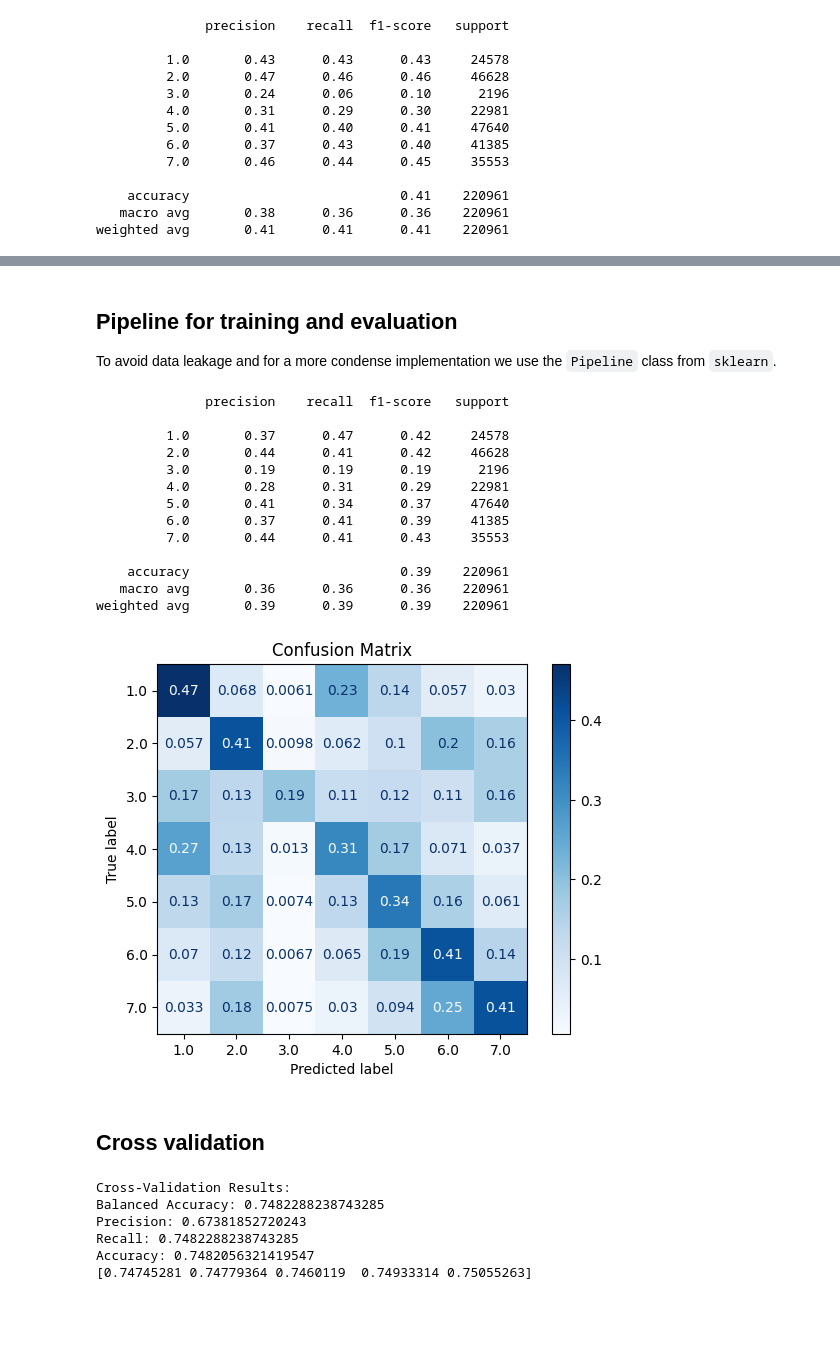
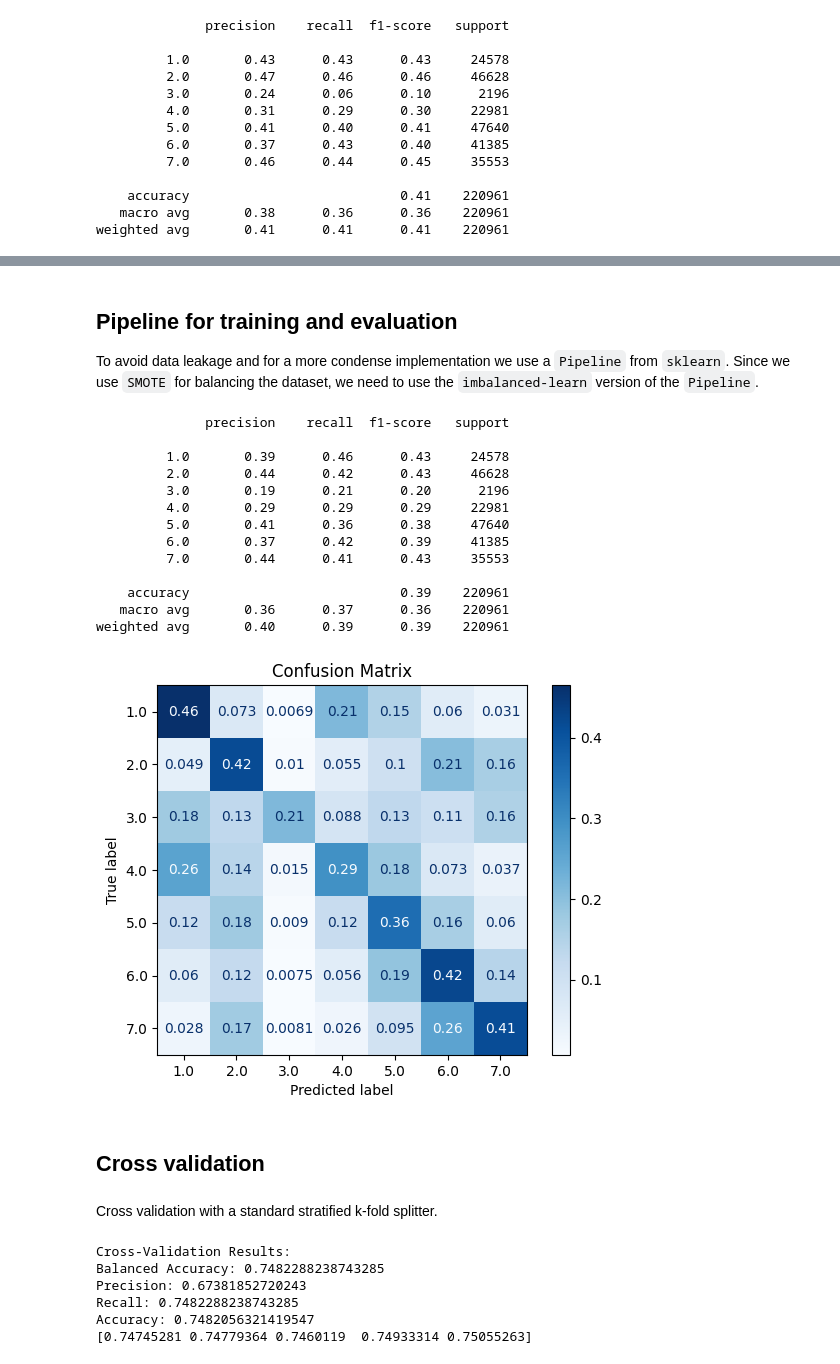
Before and after one commit to sompongjkr/CPT-to-soiltype, a Jupyter notebook: notebooks/training_evaluation.ipynb, the cells around one changed output, grey strips where cells are left out. Saved outputs shown, nothing was run; the diff lists cells and outputs as text; code cells hidden in the pictures; blank space fills up the shorter version.

```diff
--- a/notebooks/training_evaluation.ipynb
+++ b/notebooks/training_evaluation.ipynb
@@ -213,0 +353,3 @@ weighted avg       0.39      0.39      0.39    220961
+# %%
+X_train_final = pd.DataFrame(X_train_final, columns=FEATURES)
+X_train_final.head()
@@ -214,58 +385,79 @@ weighted avg       0.39      0.39      0.39    220961
 # %% [markdown]
 ## Pipeline for training and evaluation
-To avoid data leakage and for a more condense implementation we use the `Pipeline` class from `sklearn`.
+To avoid data leakage and for a more condense implementation we use a `Pipeline` from `sklearn`. Since we use `SMOTE` for balancing the dataset, we need to use the `imbalanced-learn` version of the `Pipeline`.
 # %%
-# Import necessary libraries
 from imblearn.pipeline import make_pipeline
 from sklearn.preprocessing import StandardScaler
 from imblearn.under_sampling import RandomUnderSampler
 from imblearn.over_sampling import SMOTE
-from sklearn.ensemble import RandomForestClassifier
-from sklearn.metrics import accuracy_score
+from sklearn.neighbors import KNeighborsClassifier
+from sklearn.metrics import classification_report
 
-# Make a pipeline for scaling, undersampling, oversampling, and training
+# Define feature and label sets
+X_train = df_train[FEATURES]
+y_train = df_train[LABELS]
+X_test = df_test[FEATURES]
+y_test = df_test[LABELS]
+
+# Set desired levels for undersampling and oversampling
+undersample_level = 110000
+oversample_level = 75000
+
+# Define undersampling strategy
+undersample_dict = {
+    cls: undersample_level for cls in y_train.value_counts().index if y_train.value_counts()[cls] > undersample_level
+}
+
+# Define oversampling strategy
+oversample_dict = {
+    cls: oversample_level for cls in y_train.value_counts().index if y_train.value_counts()[cls] < oversample_level
+}
+
+# Create pipeline for preprocessing and model fitting
 pipeline = make_pipeline(
     StandardScaler(),
-    # RandomUnderSampler(random_state=42, sampling_strategy=undersample_dict),
-    SMOTE(random_state=42, sampling_strategy='auto'),
+    RandomUnderSampler(sampling_strategy=undersample_dict, random_state=42),
+    SMOTE(sampling_strategy=oversample_dict, random_state=42),
     KNeighborsClassifier(n_neighbors=5)
 )
 
-# Train the model using the pipeline
+# Fit the model
 pipeline.fit(X_train, y_train)
 
 # Make predictions and evaluate
-y_pred = pipeline.predict(X_test)
-print(classification_report(y_test, y_pred))
+y_pred_final = pipeline.predict(X_test)
+print(classification_report(y_test, y_pred_final))
 # %% [output]
               precision    recall  f1-score   support
 
-         1.0       0.37      0.47      0.42     24578
-         2.0       0.44      0.41      0.42     46628
-         3.0       0.19      0.19      0.19      2196
-         4.0       0.28      0.31      0.29     22981
-         5.0       0.41      0.34      0.37     47640
-         6.0       0.37      0.41      0.39     41385
+         1.0       0.39      0.46      0.43     24578
+         2.0       0.44      0.42      0.43     46628
+         3.0       0.19      0.21      0.20      2196
+         4.0       0.29      0.29      0.29     22981
+         5.0       0.41      0.36      0.38     47640
+         6.0       0.37      0.42      0.39     41385
          7.0       0.44      0.41      0.43     35553
 
     accuracy                           0.39    220961
-   macro avg       0.36      0.36      0.36    220961
-weighted avg       0.39      0.39      0.39    220961
+   macro avg       0.36      0.37      0.36    220961
+weighted avg       0.40      0.39      0.39    220961
 # %%
 # Step 6: Compute confusion matrix
 from sklearn.metrics import confusion_matrix
 import matplotlib.pyplot as plt
 from sklearn.metrics import ConfusionMatrixDisplay
-conf_matrix = confusion_matrix(y_test, y_pred, normalize='true')
+conf_matrix = confusion_matrix(y_test, y_pred_final, normalize='true')
 
 # Visualise the confusion matrix in the standard scikit-learn way
 disp = ConfusionMatrixDisplay(confusion_matrix=conf_matrix, display_labels=knn_model.classes_)
 disp.plot(cmap="Blues")
 plt.title("Confusion Matrix")
 plt.show()
 # %% [output]
-[figure, old version]
+[figure, new version]
 # %% [markdown]
 ## Cross validation
+# %% [markdown]
+Cross validation with a standard stratified k-fold splitter.
 # %%
 from sklearn.model_selection import cross_validate, StratifiedKFold
```
Also changed, not shown: parts of 28 cells of this notebook, 5 other files.
